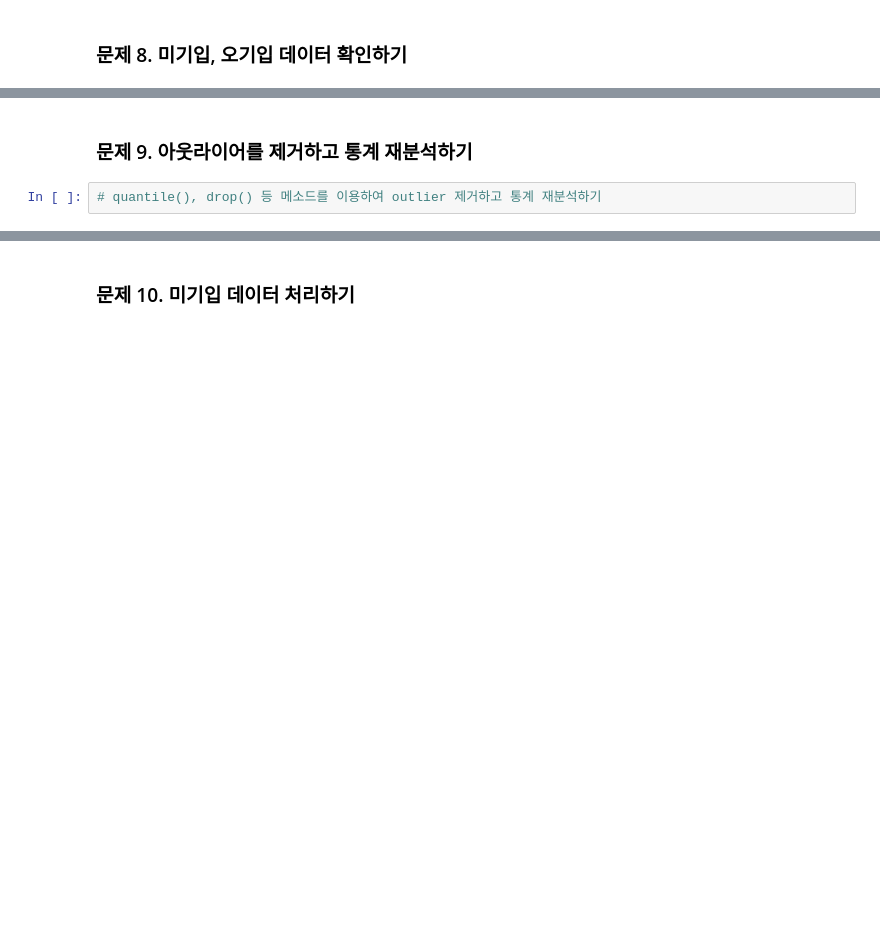
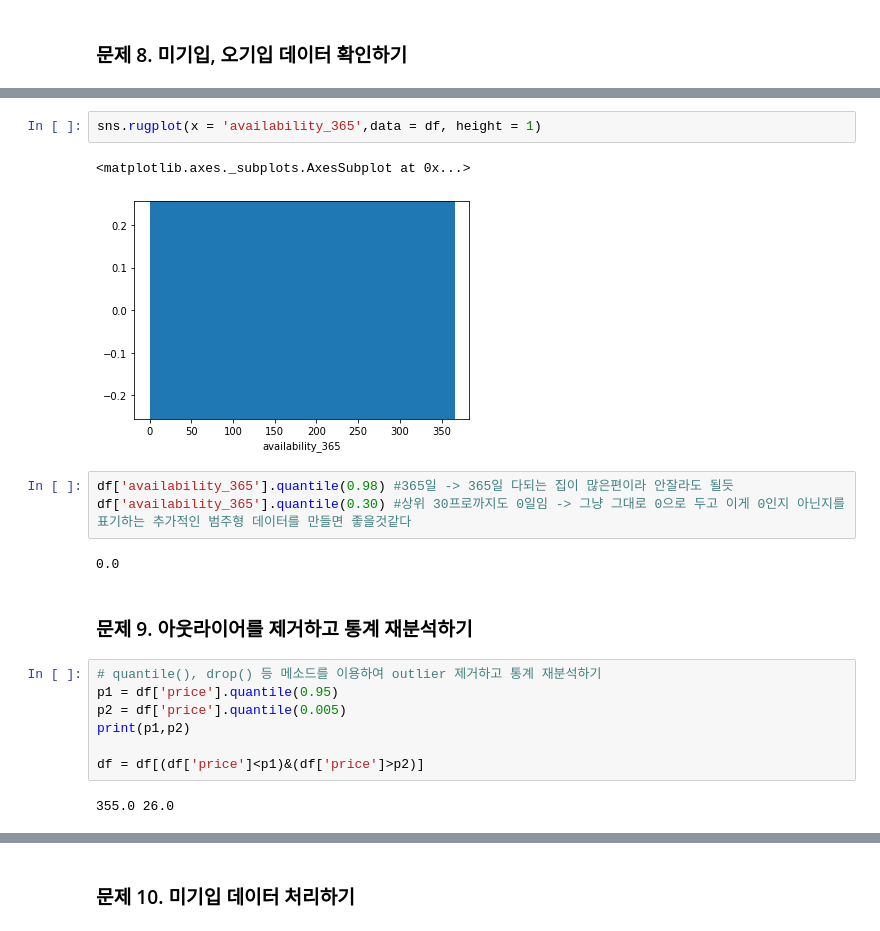
Before and after one commit to samjinwang/machine_learning_300, a Jupyter notebook: part2/chapter2/chapter02.ipynb, the cells around one changed output, grey strips where cells are left out. Saved outputs shown, nothing was run; the diff lists cells and outputs as text; blank space fills up the shorter version.

```diff
--- a/part2/chapter2/chapter02.ipynb
+++ b/part2/chapter2/chapter02.ipynb
@@ -270,4 +363,21 @@ sns.boxplot(x = 'room_type', y = 'price', data = df) #마찬가지
+# %%
+sns.rugplot(x = 'availability_365',data = df, height = 1)
+# %% [output]
+<matplotlib.axes._subplots.AxesSubplot at 0x...>
+[figure, added]
+# %%
+df['availability_365'].quantile(0.98) #365일 -> 365일 다되는 집이 많은편이라 안잘라도 될듯
+df['availability_365'].quantile(0.30) #상위 30프로까지도 0일임 -> 그냥 그대로 0으로 두고 이게 0인지 아닌지를 표기하는 추가적인 범주형 데이터를 만들면 좋을것같다
+# %% [output]
+0.0
 # %% [markdown]
 ### 문제 9. 아웃라이어를 제거하고 통계 재분석하기
 # %%
 # quantile(), drop() 등 메소드를 이용하여 outlier 제거하고 통계 재분석하기
+p1 = df['price'].quantile(0.95)
+p2 = df['price'].quantile(0.005)
+print(p1,p2)
+
+df = df[(df['price']<p1)&(df['price']>p2)]
+# %% [output]
+355.0 26.0
```
Also changed, not shown: parts of 20 cells of this notebook, 1 other file.
